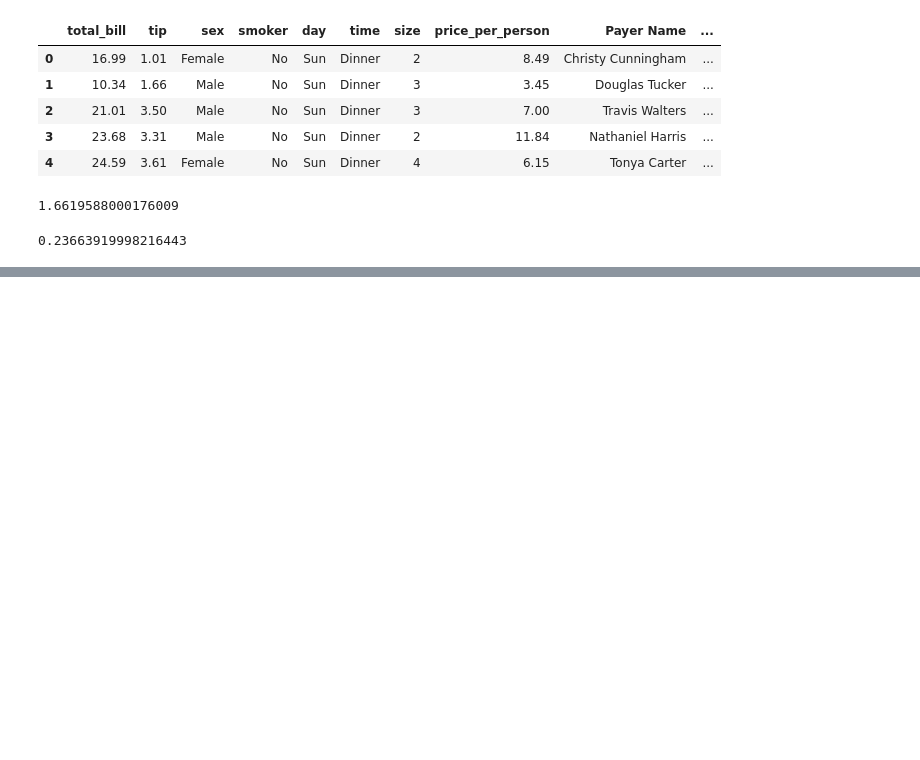
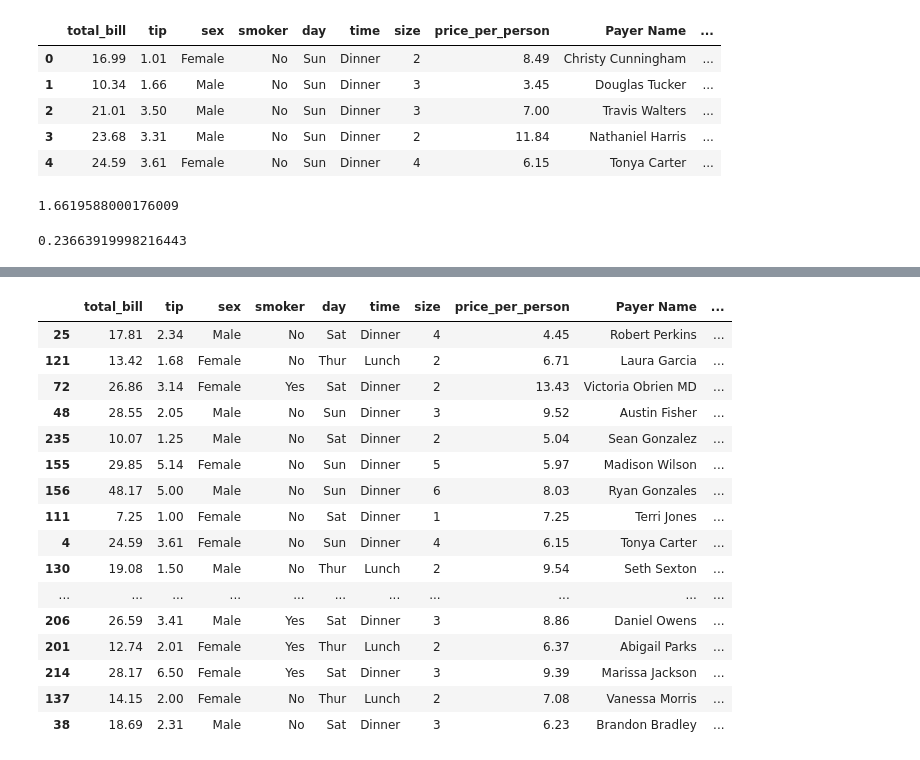
Before and after one commit to giftos1/Data-Science-and-Machine-Learning, a Jupyter notebook: my_notes/Pandas/03_my_useful_methods_notes.ipynb, the cells around one changed output, grey strips where cells are left out. Saved outputs shown, nothing was run; the diff lists cells and outputs as text; code cells hidden in the pictures; blank space fills up the shorter version.

```diff
--- a/my_notes/Pandas/03_my_useful_methods_notes.ipynb
+++ b/my_notes/Pandas/03_my_useful_methods_notes.ipynb
@@ -256,0 +261,2 @@ timeit.timeit(setup = setup,
+# %%
+df=pd.read_csv('tips.csv')
@@ -256,0 +577,20 @@ timeit.timeit(setup = setup,
+# %%
+df.sample(frac=0.1) # fractions 10% of the rows in the dataframe
+# %% [output]
+|  | total_bill | tip | sex | smoker | day | time | size | price_per_person | Payer Name | ... |
+| 25 | 17.81 | 2.34 | Male | No | Sat | Dinner | 4 | 4.45 | Robert Perkins | ... |
+| 121 | 13.42 | 1.68 | Female | No | Thur | Lunch | 2 | 6.71 | Laura Garcia | ... |
+| 72 | 26.86 | 3.14 | Female | Yes | Sat | Dinner | 2 | 13.43 | Victoria Obrien MD | ... |
+| 48 | 28.55 | 2.05 | Male | No | Sun | Dinner | 3 | 9.52 | Austin Fisher | ... |
+| 235 | 10.07 | 1.25 | Male | No | Sat | Dinner | 2 | 5.04 | Sean Gonzalez | ... |
+| 155 | 29.85 | 5.14 | Female | No | Sun | Dinner | 5 | 5.97 | Madison Wilson | ... |
+| 156 | 48.17 | 5.00 | Male | No | Sun | Dinner | 6 | 8.03 | Ryan Gonzales | ... |
+| 111 | 7.25 | 1.00 | Female | No | Sat | Dinner | 1 | 7.25 | Terri Jones | ... |
+| 4 | 24.59 | 3.61 | Female | No | Sun | Dinner | 4 | 6.15 | Tonya Carter | ... |
+| 130 | 19.08 | 1.50 | Male | No | Thur | Lunch | 2 | 9.54 | Seth Sexton | ... |
+| ... | ... | ... | ... | ... | ... | ... | ... | ... | ... | ... |
+| 206 | 26.59 | 3.41 | Male | Yes | Sat | Dinner | 3 | 8.86 | Daniel Owens | ... |
+| 201 | 12.74 | 2.01 | Female | Yes | Thur | Lunch | 2 | 6.37 | Abigail Parks | ... |
+| 214 | 28.17 | 6.50 | Female | Yes | Sat | Dinner | 3 | 9.39 | Marissa Jackson | ... |
+| 137 | 14.15 | 2.00 | Female | No | Thur | Lunch | 2 | 7.08 | Vanessa Morris | ... |
+| 38 | 18.69 | 2.31 | Male | No | Sat | Dinner | 3 | 6.23 | Brandon Bradley | ... |
```
Also changed, not shown: parts of 34 cells of this notebook.
